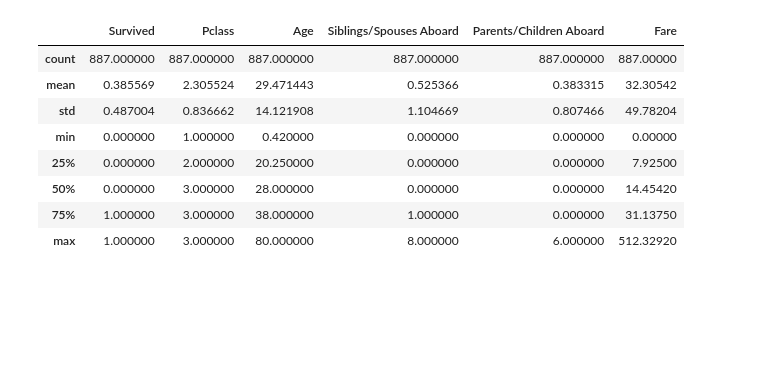
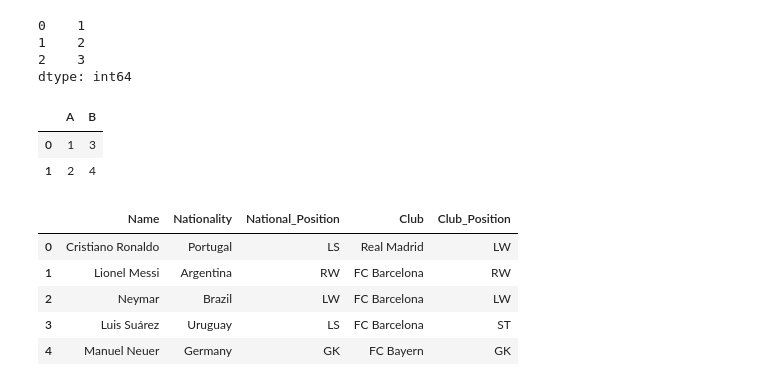
Before and after one commit to AbigailUhl/Group-24-Python-Projects, a Jupyter notebook: analysis.ipynb, the cells around one changed output. Cells and saved outputs as stored; diff of their text form; code cells hidden in the pictures; blank space fills up the shorter version.

```diff
--- a/analysis.ipynb
+++ b/analysis.ipynb
@@ -99,14 +103 @@ Fare                       0
 dtype: int64
-# %%
-# Summary statistics for numeric columns
-df.describe()
-# %% [output]
-|  | Survived | Pclass | Age | Siblings/Spouses Aboard | Parents/Children Aboard | Fare |
-| count | 887.000000 | 887.000000 | 887.000000 | 887.000000 | 887.000000 | 887.00000 |
-| mean | 0.385569 | 2.305524 | 29.471443 | 0.525366 | 0.383315 | 32.30542 |
-| std | 0.487004 | 0.836662 | 14.121908 | 1.104669 | 0.807466 | 49.78204 |
-| min | 0.000000 | 1.000000 | 0.420000 | 0.000000 | 0.000000 | 0.00000 |
-| 25% | 0.000000 | 2.000000 | 20.250000 | 0.000000 | 0.000000 | 7.92500 |
-| 50% | 0.000000 | 3.000000 | 28.000000 | 0.000000 | 0.000000 | 14.45420 |
-| 75% | 1.000000 | 3.000000 | 38.000000 | 1.000000 | 0.000000 | 31.13750 |
-| max | 1.000000 | 3.000000 | 80.000000 | 8.000000 | 6.000000 | 512.32920 |
@@ -170,0 +104,30 @@ plt.show()
+# %%
+# Series example
+example_series = pd.Series([1, 2, 3])
+example_series
+# %% [output]
+0    1
+1    2
+2    3
+dtype: int64
+# %%
+# DataFrame example
+example_df = pd.DataFrame({
+    "A": [1, 2],
+    "B": [3, 4]
+})
+example_df
+# %% [output]
+|  | A | B |
+| 0 | 1 | 3 |
+| 1 | 2 | 4 |
+# %%
+# iloc example
+df.iloc[0:5, 0:5]
+# %% [output]
+|  | Name | Nationality | National_Position | Club | Club_Position |
+| 0 | Cristiano Ronaldo | Portugal | LS | Real Madrid | LW |
+| 1 | Lionel Messi | Argentina | RW | FC Barcelona | RW |
+| 2 | Neymar | Brazil | LW | FC Barcelona | LW |
+| 3 | Luis Suárez | Uruguay | LS | FC Barcelona | ST |
+| 4 | Manuel Neuer | Germany | GK | FC Bayern | GK |
```
Also changed, not shown: parts of 29 cells of this notebook, 5 other files.
